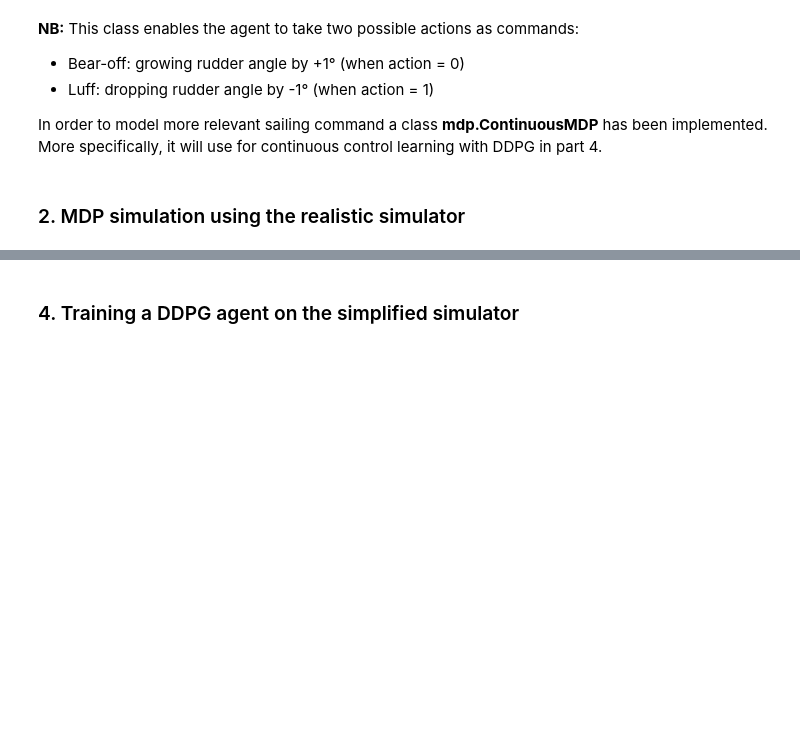
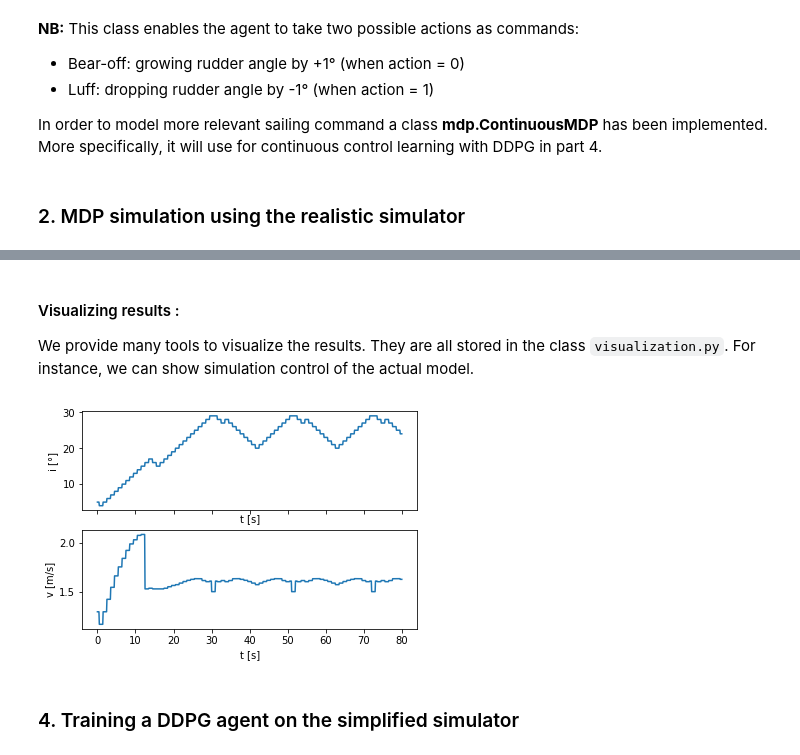
Before and after one commit to tristan-ka/IBOAT_RL, a Jupyter notebook: tutorial/tutorial.ipynb, the cells around one changed output, grey strips where cells are left out. Cells and saved outputs as stored; diff of their text form; code cells hidden in the pictures; blank space fills up the shorter version.

````diff
--- a/tutorial/tutorial.ipynb
+++ b/tutorial/tutorial.ipynb
@@ -143,3 +314,17 @@ In order to model more relevant sailing command a class **mdp.ContinuousMDP** ha
+# %% [markdown]
+#### Visualizing results :
+
+We provide many tools to visualize the results. They are all stored in the class ```visualization.py```. For instance, we can show simulation control of the actual model.
+# %%
+from visualization import Visualization
+
+v = Visualization(3, 1, 0.1, 2, 1, 45 * TORAD, 0 * TORAD, 0, "../Networks/dqn-test", 80)
+
+v.simulateDQNControl(hdg0 = 0)
+
+plt.show()
+# %% [output]
+[figure, added]
 # %% [markdown]
 ### 4. Training a DDPG agent on the simplified simulator
 # %% [markdown]
````
Also changed, not shown: parts of 21 cells of this notebook, 6 other files.
